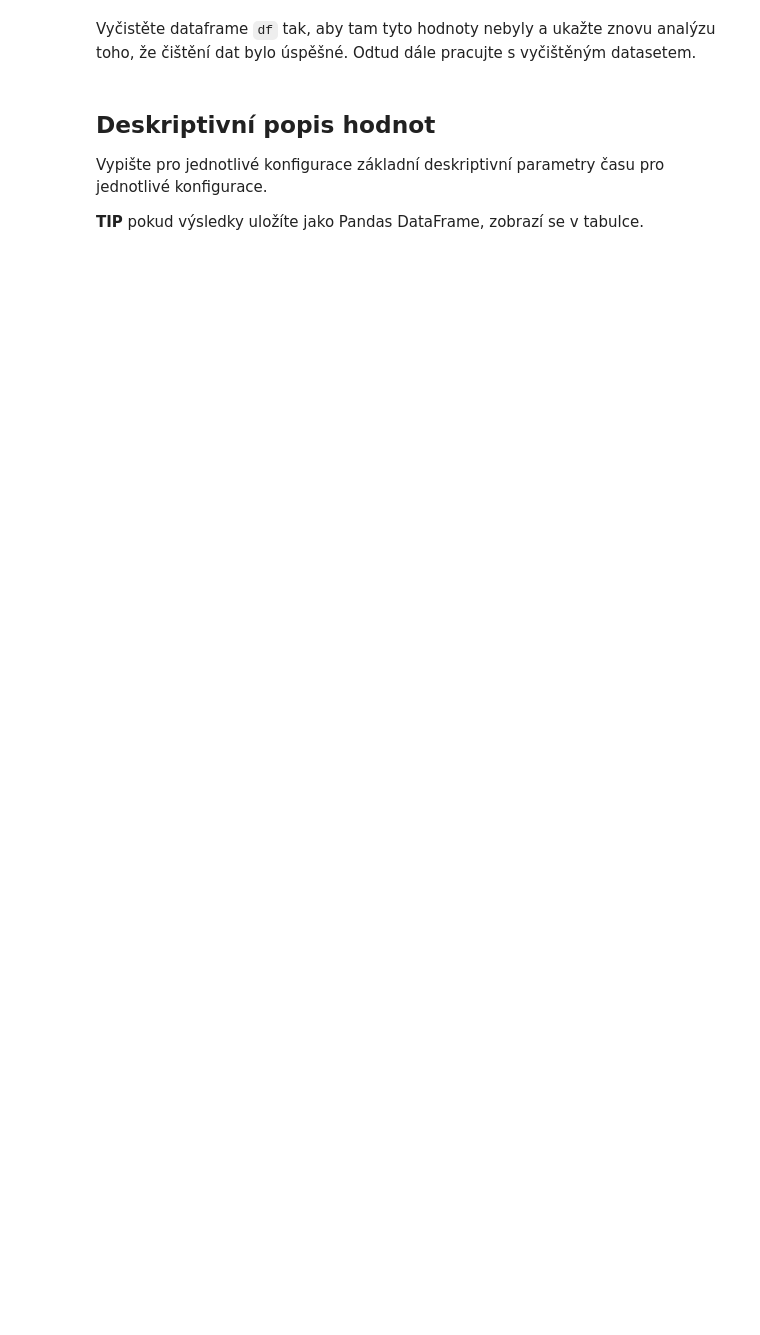
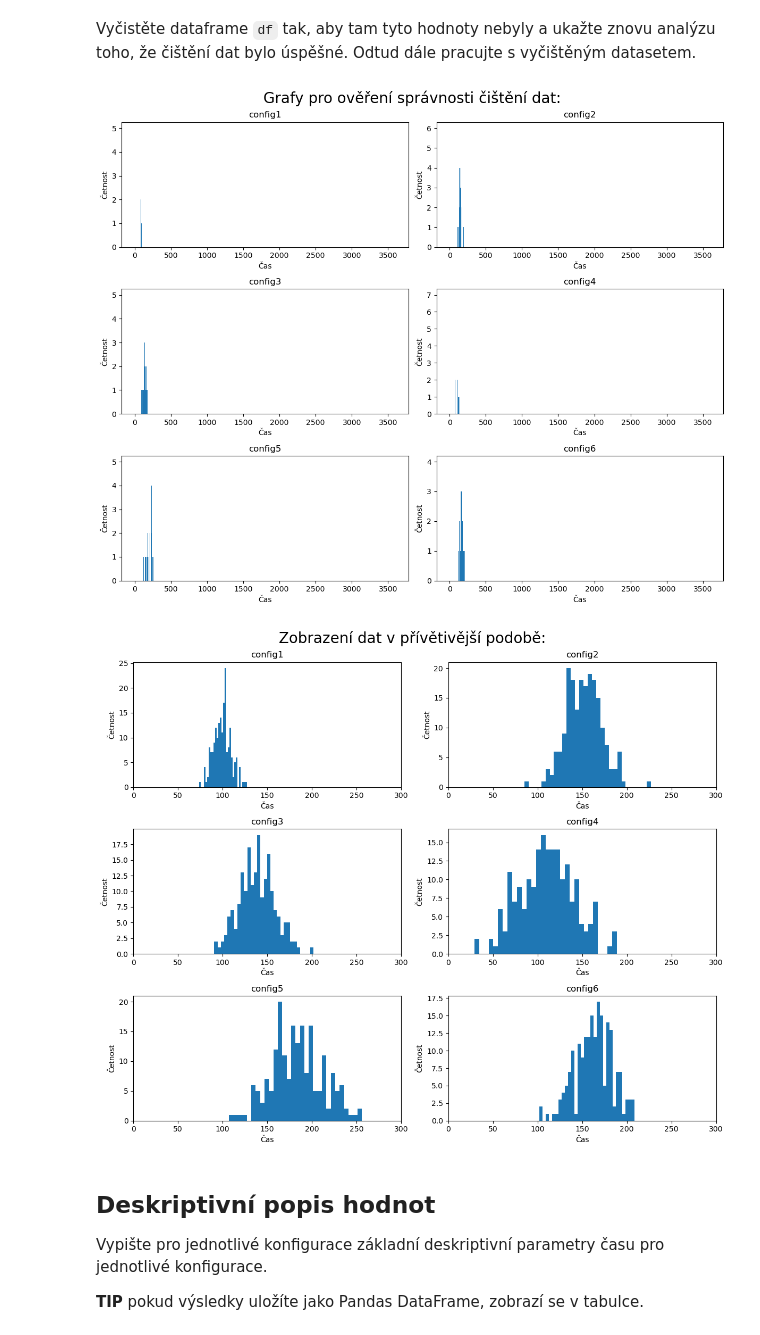
Before and after one commit to davidchocholaty/MSP-first-project, a Jupyter notebook: proj1/proj1.ipynb, the cells around one changed output. Drawn from its saved outputs; the diff is of its cells as text; code cells hidden in the pictures; blank space fills up the shorter version.

```diff
--- a/proj1/proj1.ipynb
+++ b/proj1/proj1.ipynb
@@ -79,3 +131,34 @@ Vyčistěte dataframe `df` tak, aby tam tyto hodnoty nebyly a ukažte znovu anal
+# %%
+# TODO kod pro upravu dataframe tak, že tam tyto hodnoty nebudou:
+
+# Vyčištění chybných hodnot (0.01 a 3600)
+df = df[(df.time > 0.01) & (df.time < 3600)]
+
+# Znovuvykreslení dat
+plt.figure(figsize=(12,10))
+plt.suptitle(" Grafy pro ověření správnosti čištění dat: ", fontsize=20)
+for figid, (conf, d) in enumerate(df.groupby("conf")):
+    ax = plt.subplot(321 + figid)
+    ax.hist(d["time"], label=conf, bins=200)
+    ax.set_title(conf)
+    ax.set(xlabel="Čas", ylabel="Četnost")
+    ax.set_xlim(xlim_val)
+
+plt.tight_layout()
+
+plt.figure(figsize=(12,10))
+plt.suptitle(" Zobrazení dat v přívětivější podobě: ", fontsize=20)
+for figid, (conf, d) in enumerate(df.groupby("conf")):
+    ax = plt.subplot(321 + figid)
+    ax.hist(d["time"], label=conf, bins=30)
+    ax.set_title(conf)
+    ax.set(xlabel="Čas", ylabel="Četnost")
+    ax.set_xlim(0, 300)
+
+plt.tight_layout()
+# %% [output]
+[figure, added]
+[figure, added]
 # %% [markdown]
 ## Deskriptivní popis hodnot
 Vypište pro jednotlivé konfigurace základní deskriptivní parametry času pro jednotlivé konfigurace.
```
Also changed, not shown: parts of 19 cells of this notebook.
